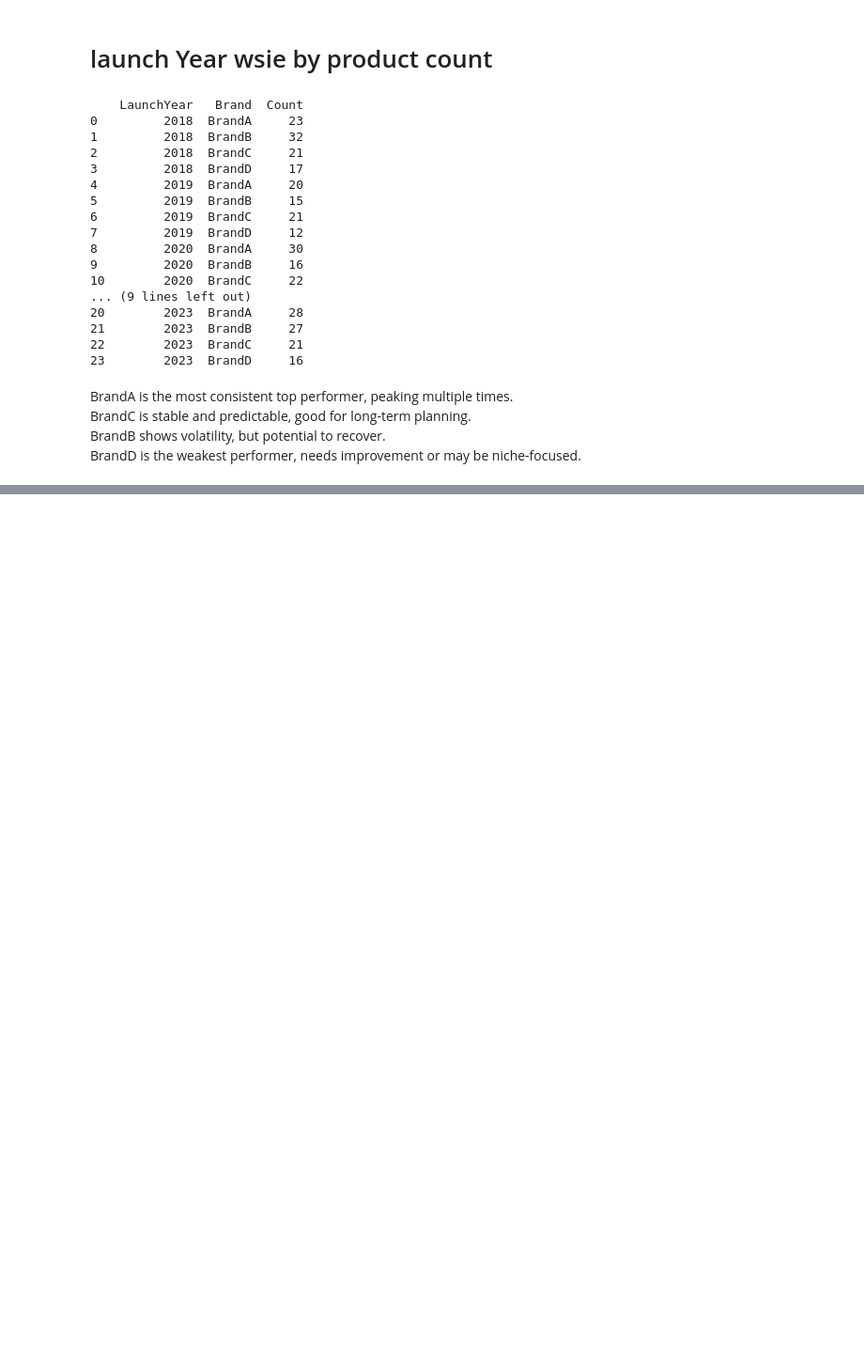
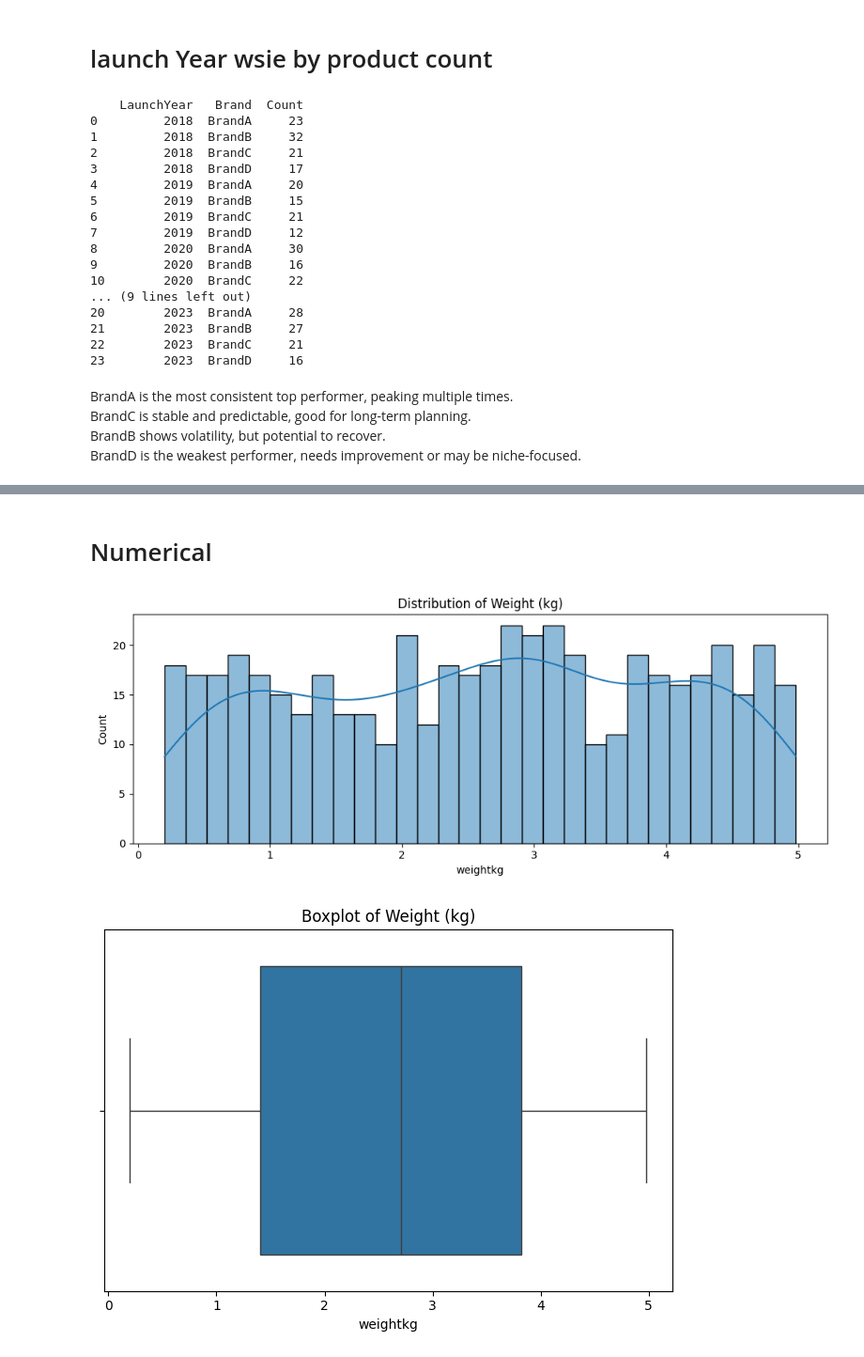
Before and after one commit to sachinn854/Product-Demand-Forecasting, a Jupyter notebook: EDA/product_info.ipynb, the cells around one changed output, grey strips where cells are left out. Shown at 94% size. Saved outputs shown, nothing was run; the diff lists cells and outputs as text; code cells hidden in the pictures; blank space fills up the shorter version.

```diff
--- a/EDA/product_info.ipynb
+++ b/EDA/product_info.ipynb
@@ -339,0 +364,17 @@ BrandD is the weakest performer, needs improvement or may be niche-focused.<br>
+# %% [markdown]
+# Numerical
+# %%
+plt.figure(figsize=(10, 4))
+sns.histplot(data=df, x='weightkg', bins=30, kde=True)
+plt.title("Distribution of Weight (kg)")
+plt.tight_layout()
+plt.show()
+
+# Optional boxplot
+sns.boxplot(x=df['weightkg'])
+plt.title("Boxplot of Weight (kg)")
+plt.tight_layout()
+plt.show()
+# %% [output]
+[figure, added]
+[figure, added]
```
Also changed, not shown: parts of 19 cells of this notebook.
